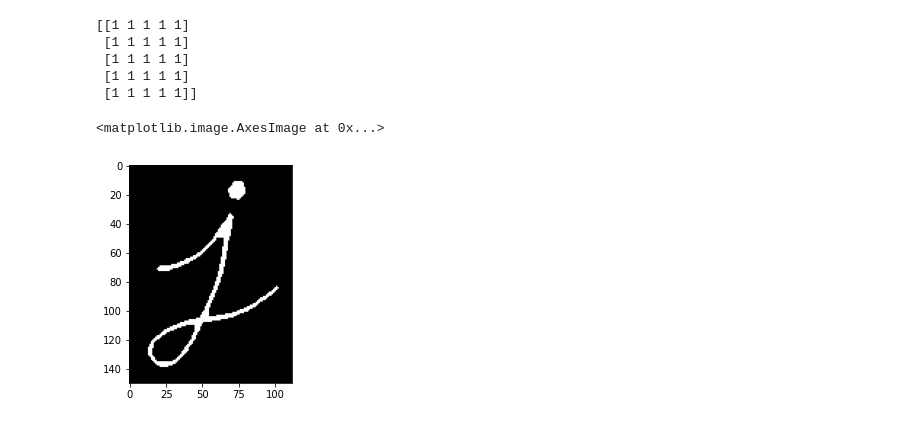
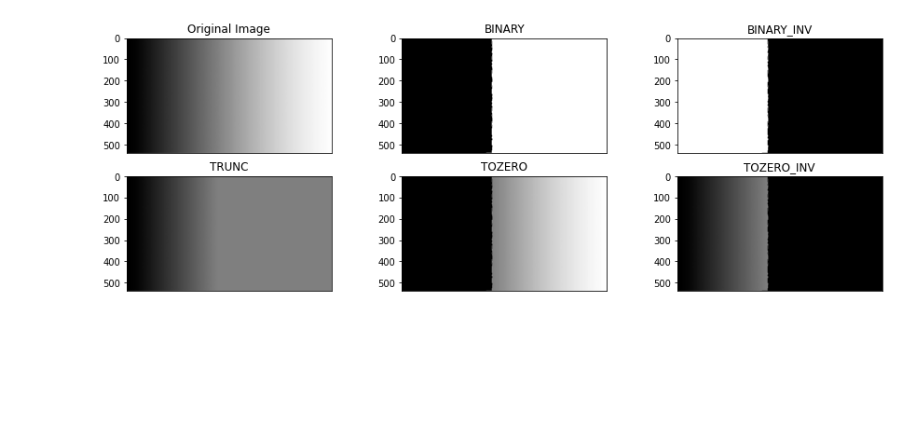
Before and after one commit to Auful01/PCVK, a Jupyter notebook: Week9.ipynb, the cells around one changed output. Cells and saved outputs as stored; diff of their text form; code cells hidden in the pictures; blank space fills up the shorter version.

```diff
--- a/Week9.ipynb
+++ b/Week9.ipynb
@@ -40,23 +8,54 @@ plt.imshow(imgDil, cmap="gray")
-# %%
-img= cv.imread('/content/drive/MyDrive/PCVK/j.png', 0)
-a,b= img.shape
-imgEro = np.zeros((a,b), dtype=np.uint8)
-k=5
-SE = np.ones((k,k) , dtype=np.uint8)
-constant = (k-1)//2
-print(SE)
-for i in range(constant, a-constant):
-  for j in range(constant, b-constant):
-    temp = img[i-constant:i+constant+1, j-constant:j+constant+1]
-    product = temp*SE
-    imgEro[i, j] = np.min(product)
-
-plt.imshow(imgEro, cmap="gray")
-# %% [output]
-[[1 1 1 1 1]
- [1 1 1 1 1]
- [1 1 1 1 1]
- [1 1 1 1 1]
- [1 1 1 1 1]]
-<matplotlib.image.AxesImage at 0x...>
-[figure, removed]
+# %%
+import cv2 as cv
+import numpy as np
+from matplotlib import pyplot as plt
+from google.colab.patches import cv2_imshow
+
+filename = ('/content/drive/MyDrive/PCVK/gradient.jpg')
+img= cv.imread(filename)
+imgthresh1 = cv.imread(filename)
+imgthresh2 = cv.imread(filename)
+imgthresh3 = cv.imread(filename)
+imgthresh4 = cv.imread(filename)
+imgthresh5 = cv.imread(filename)
+thresh = 127 #nilai Threshold yang ditentukan
+
+def thres1(image, thresh, maxVal):
+  imgThres = image
+  imgThres[imgThres>thresh] = maxVal
+  imgThres[imgThres!=maxVal] = 0
+  return imgThres
+
+
+def thres3(image, thresh, maxVal):
+  imgThresTru = image
+  imgThresTru[imgThresTru>thresh] = thresh
+  return imgThresTru
+
+def thres4(image, thresh, maxVal):
+  imgThresZero = image
+  imgThresZero[imgThresZero<=thresh] = 0
+  return imgThresZero
+
+def thres5(image, thresh, maxVal):
+  imgThresZeroInv = image
+  imgThresZeroInv[imgThresZeroInv>thresh] = 0
+  return imgThresZeroInv
+
+thresh1 = thres1(imgthresh1,thresh,255) #FIXED
+#2. thresh2 adalah binary threshold inverse
+thresh2 = 255-thresh1
+thresh3 = thres3(imgthresh3,thresh,255) #FIXED
+thresh4 = thres4(imgthresh4,thresh,255) # RFixed
+thresh5 = thres5(imgthresh5,thresh,255) # FXED
+
+titles = ['Original Image','BINARY','BINARY_INV','TRUNC', 'TOZERO', 'TOZERO_INV']
+images = [img, thresh1, thresh2, thresh3, thresh4, thresh5]
+plt.figure(figsize = (15,5))
+# cv2_imshow(images[3])
+for i in range(len(images)):
+  plt.subplot(2,3,i+1),plt.imshow(images[i])
+  plt.title(titles[i])
+  plt.xticks([]),
+# %% [output]
+[figure, added]
```
Also changed, not shown: parts of 7 cells of this notebook.
